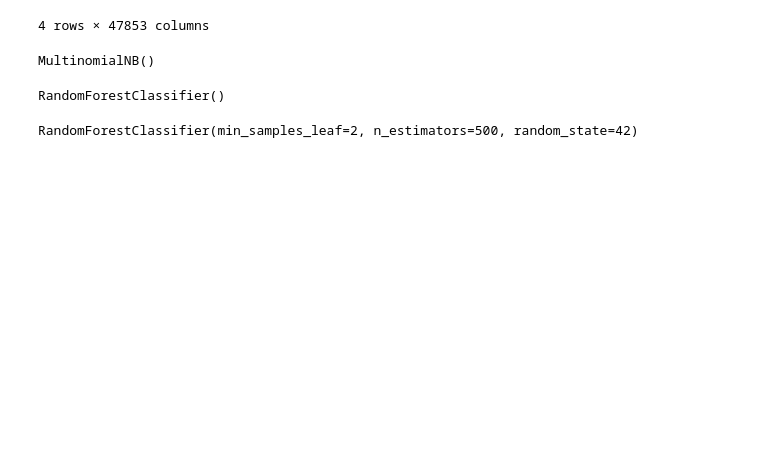
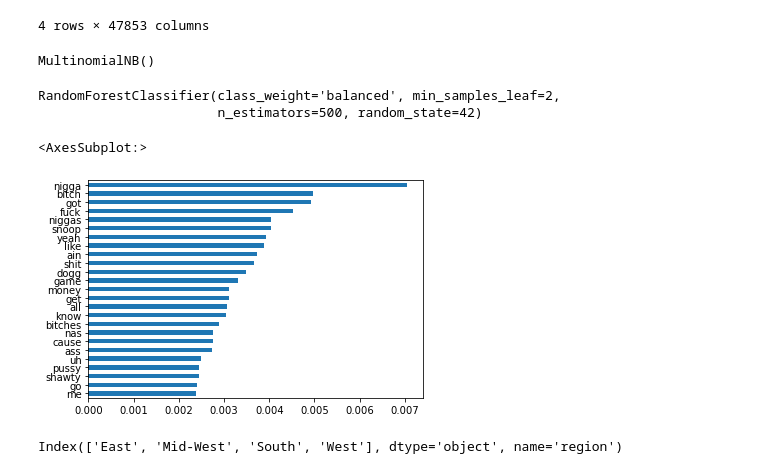
Before and after one commit to Juicob/hip-hop-capstone, a Jupyter notebook: nlp.ipynb, the cells around one changed output. Drawn from its saved outputs; the diff is of its cells as text; code cells hidden in the pictures; blank space fills up the shorter version.

```diff
--- a/nlp.ipynb
+++ b/nlp.ipynb
@@ -366,14 +379,12 @@ nb_lemm.fit(X_train_lemm.todense(), y_train)
 # %% [output]
 MultinomialNB()
 # %%
-rf = RandomForestClassifier()
-rf.fit(X_train.todense(), y_train)
-rf_lemm = RandomForestClassifier()
-rf_lemm.fit(X_train.todense(), y_train)
+# rf = RandomForestClassifier()
+# rf.fit(X_train.todense(), y_train)
+# rf_lemm = RandomForestClassifier()
+# rf_lemm.fit(X_train.todense(), y_train)
 #
 # ! clear out ram before running nb and rb
-# %% [output]
-RandomForestClassifier()
 # %%
 rf_param_grid={'max_depth': [1,2,3, None],
             'max_leaf_nodes': [2,3,5,None],
@@ -402,5 +413,6 @@ random_best_lemm = RandomForestClassifier(min_samples_leaf=2, n_estimators=500,
 # %%
 random_best.fit(X_train.todense(), y_train)
-random_best_lemm.fit(X_train_lemm.todense(), y_train)
+# random_best_lemm.fit(X_train_lemm.todense(), y_train)
 # %% [output]
-RandomForestClassifier(min_samples_leaf=2, n_estimators=500, random_state=42)
+RandomForestClassifier(class_weight='balanced', min_samples_leaf=2,
+                       n_estimators=500, random_state=42)
@@ -408,0 +419,10 @@ RandomForestClassifier(min_samples_leaf=2, n_estimators=500, random_state=42)
+# %%
+importances = pd.Series(random_best.feature_importances_, index=vectorizer.get_feature_names()).sort_values()
+importances.tail(25).plot(kind='barh')
+# %% [output]
+<AxesSubplot:>
+[figure, added]
+# %%
+df_grouped.index
+# %% [output]
+Index(['East', 'Mid-West', 'South', 'West'], dtype='object', name='region')
```
Also changed, not shown: parts of 12 cells of this notebook, 3 other files.
